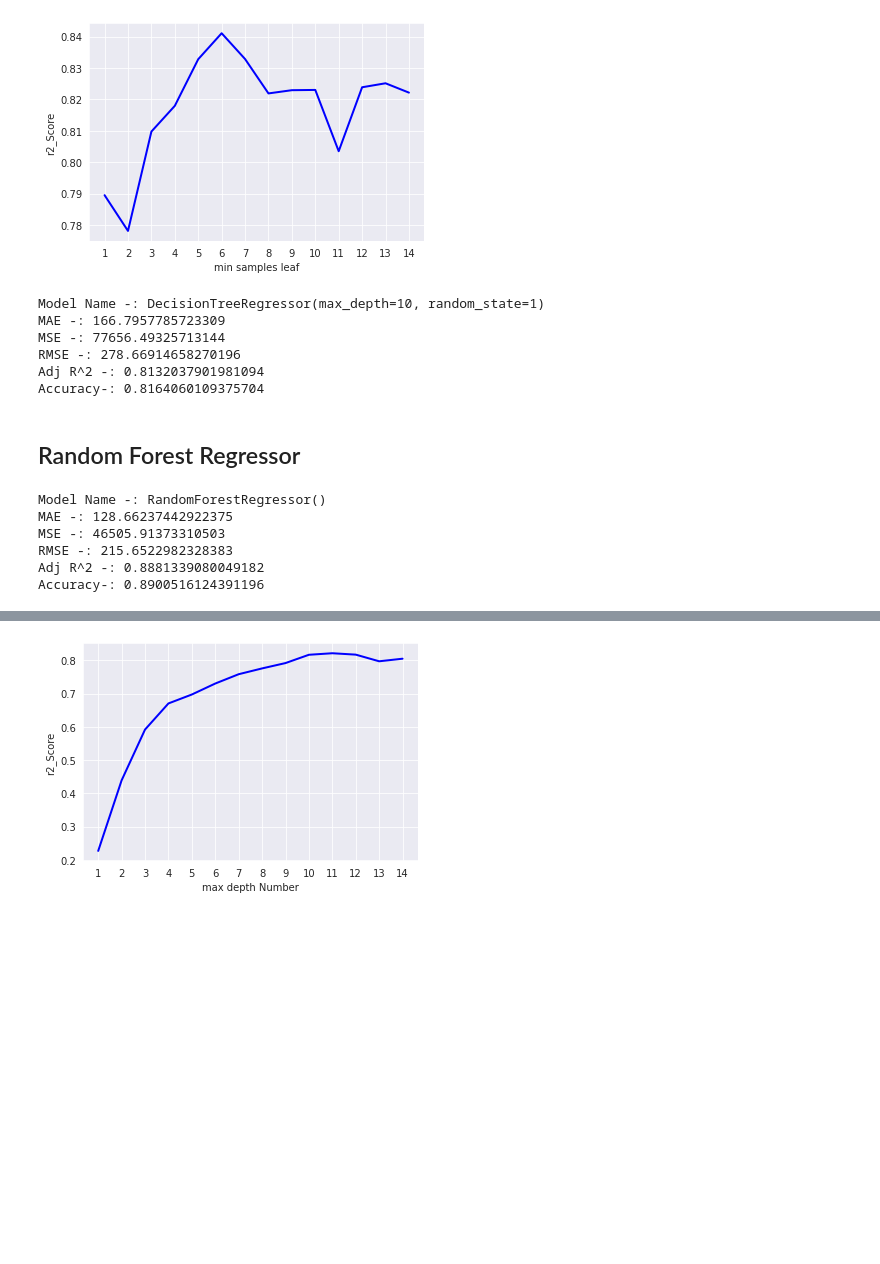
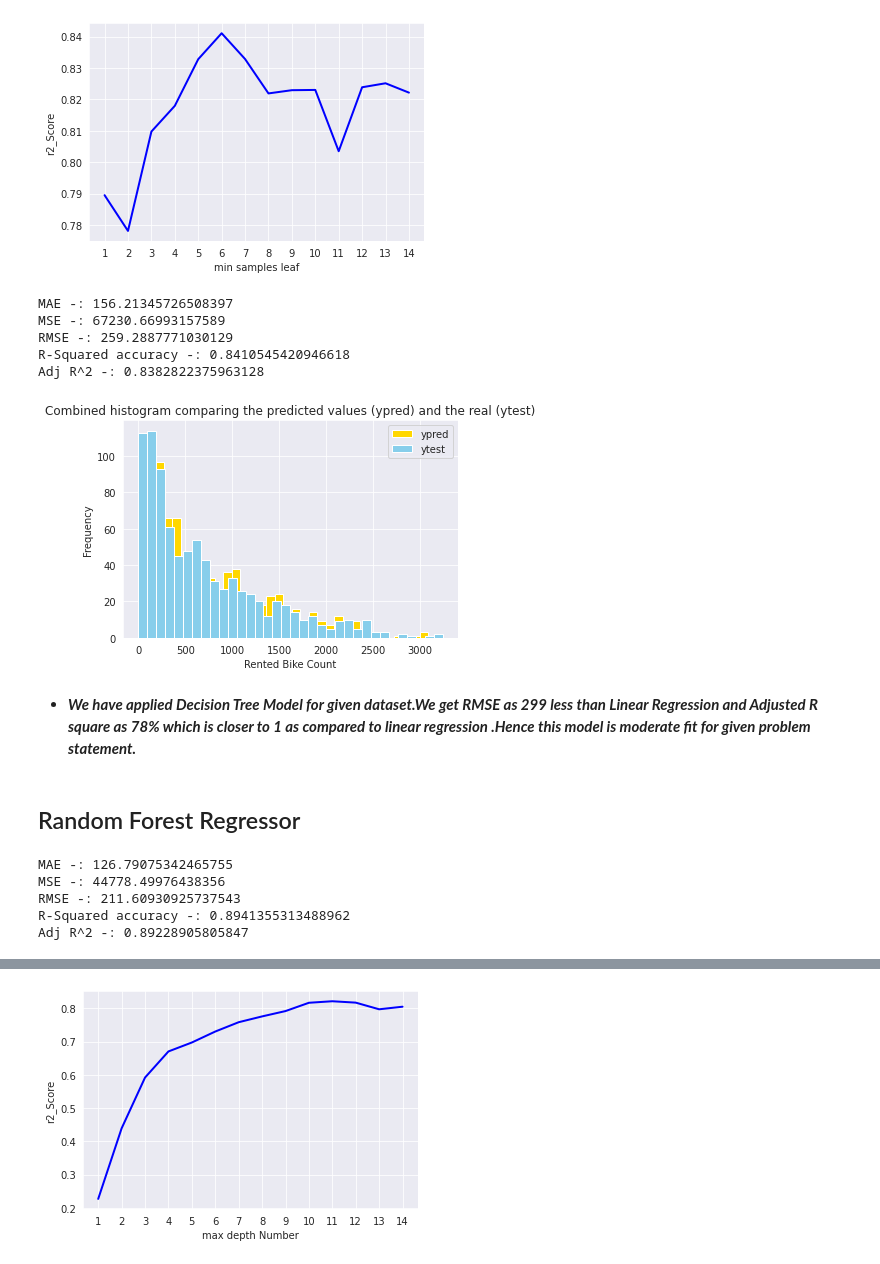
Before and after one commit to LikhithRam/Bike-demand-prediction, a Jupyter notebook: ML_Regression_Capstone__Project.ipynb, the cells around one changed output, grey strips where cells are left out. Saved outputs shown, nothing was run; the diff lists cells and outputs as text; code cells hidden in the pictures; blank space fills up the shorter version.

```diff
--- a/ML_Regression_Capstone__Project.ipynb
+++ b/ML_Regression_Capstone__Project.ipynb
@@ -563,25 +553,36 @@ plt.ylabel('r2_Score')
 plt.show()
 # %% [output]
 [figure]
-# %%
-dt=DecisionTreeRegressor(max_depth=10,random_state=1)
-create_model(dt)
-# %% [output]
-Model Name -: DecisionTreeRegressor(max_depth=10, random_state=1)
-MAE -: 166.7957785723309
-MSE -: 77656.49325713144
-RMSE -: 278.66914658270196
-Adj R^2 -: 0.8132037901981094
-Accuracy-: 0.8164060109375704
+# %%
+# After observing Hyper parameter tunning, we have selected max depth =11
+
+dt_reg1=DecisionTreeRegressor(min_samples_leaf=6,random_state=1)
+dt_reg1.fit(xtrain,ytrain)
+ypred=dt_reg1.predict(xtest)
+
+# Model Evaluation
+print(f"MAE -: {mae(ytest, ypred)}")
+print(f"MSE -: {mse(ytest, ypred)}")
+print(f"RMSE -: {np.sqrt(mse(ytest, ypred))}")
+print(f"R-Squared accuracy -: {r2_score(ytest, ypred)}")
+print(f"Adj R^2 -: {1-(1-dt_reg1.score(xtest,ytest))*(len(ytest)-1)/(len(ytest)-xtest.shape[1]-1)}")
+# %% [output]
+MAE -: 156.21345726508397
+MSE -: 67230.66993157589
+RMSE -: 259.2887771030129
+R-Squared accuracy -: 0.8410545420946618
+Adj R^2 -: 0.8382822375963128
+# %%
+plt.hist(ypred, bins=34, color = "gold")
+plt.hist(ytest, bins=34, color = 'skyblue')
+plt.legend(["ypred", "ytest"])
+plt.xlabel("Rented Bike Count")
+plt.ylabel("Frequency")
+plt.title("Combined histogram comparing the predicted values (ypred) and the real (ytest)")
+plt.show()
+# %% [output]
+[figure, added]
+# %% [markdown]
+- ***We have applied Decision Tree Model for given dataset.We get RMSE as 299 less than Linear Regression and Adjusted R square as 78% which is closer to 1 as compared to linear regression .Hence this model is moderate fit for given problem statement.***
 # %% [markdown]
 ## Random Forest Regressor
-# %%
-rf=RandomForestRegressor()
-create_model(rf)
-# %% [output]
-Model Name -: RandomForestRegressor()
-MAE -: 128.66237442922375
-MSE -: 46505.91373310503
-RMSE -: 215.6522982328383
-Adj R^2 -: 0.8881339080049182
-Accuracy-: 0.8900516124391196
@@ -587,0 +594,13 @@ Accuracy-: 0.8900516124391196
+# %%
+# Model Evaluation
+print(f"MAE -: {mae(ytest, ypred)}")
+print(f"MSE -: {mse(ytest, ypred)}")
+print(f"RMSE -: {np.sqrt(mse(ytest, ypred))}")
+print(f"R-Squared accuracy -: {r2_score(ytest, ypred)}")
+print(f"Adj R^2 -: {1-(1-rf_reg.score(xtest,ytest))*(len(ytest)-1)/(len(ytest)-xtest.shape[1]-1)}")
+# %% [output]
+MAE -: 126.79075342465755
+MSE -: 44778.49976438356
+RMSE -: 211.60930925737543
+R-Squared accuracy -: 0.8941355313488962
+Adj R^2 -: 0.89228905805847
```
Also changed, not shown: parts of 30 cells of this notebook.
